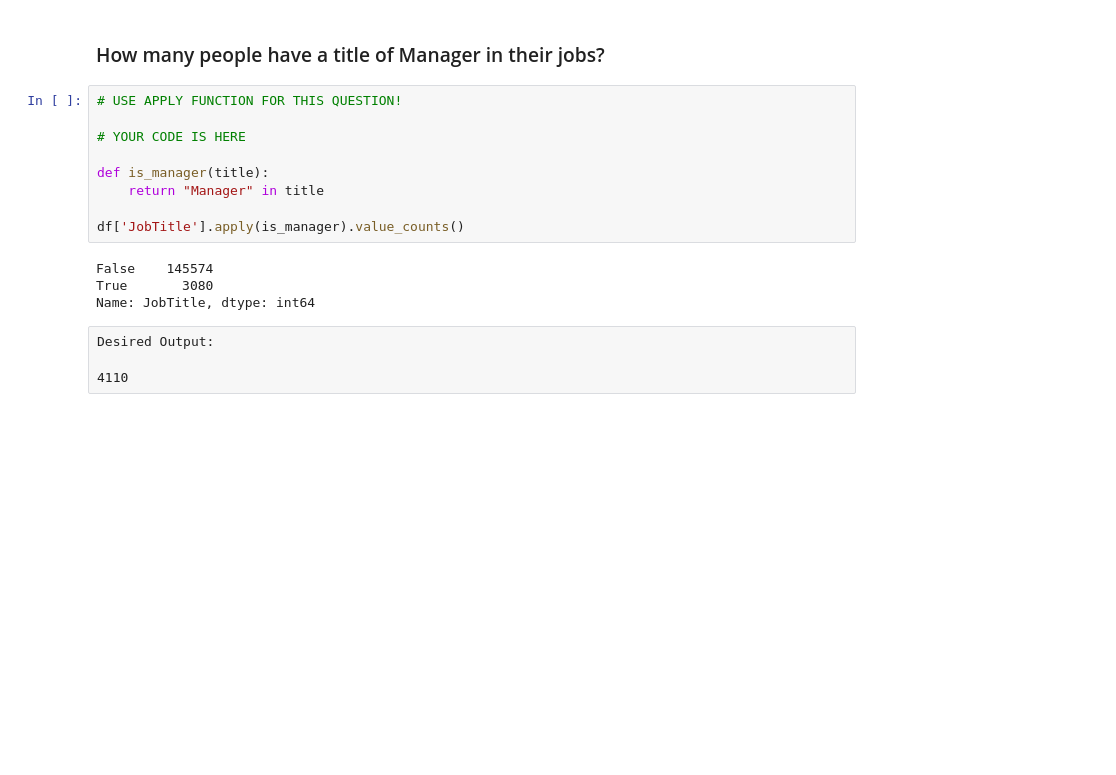
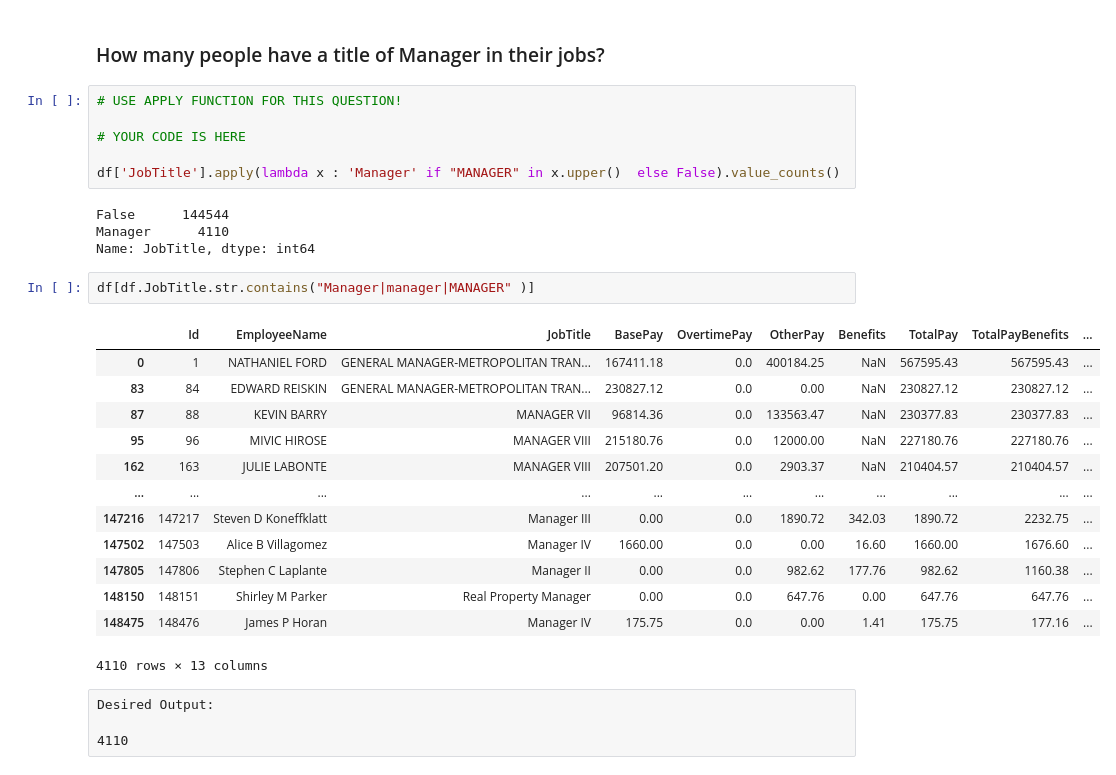
Before and after one commit to rar1977/clarusway-assignments, a Jupyter notebook: DAwPY Assignment-1 (NumPy & Pandas Basics)/Assignment_01_DA5204-Robin.ipynb, the cells around one changed output. Saved outputs shown, nothing was run; the diff lists cells and outputs as text; blank space fills up the shorter version.

```diff
--- a/DAwPY Assignment-1 (NumPy & Pandas Basics)/Assignment_01_DA5204-Robin.ipynb
+++ b/DAwPY Assignment-1 (NumPy & Pandas Basics)/Assignment_01_DA5204-Robin.ipynb
@@ -897,14 +897,27 @@ Desired Output:
 
 # YOUR CODE IS HERE
 
-def is_manager(title):
-    return "Manager" in title
-
-df['JobTitle'].apply(is_manager).value_counts()
+df['JobTitle'].apply(lambda x : 'Manager' if "MANAGER" in x.upper()  else False).value_counts()
 # %% [output]
-False    145574
-True       3080
+False      144544
+Manager      4110
 Name: JobTitle, dtype: int64
+# %%
+df[df.JobTitle.str.contains("Manager|manager|MANAGER" )]
+# %% [output]
+|  | Id | EmployeeName | JobTitle | BasePay | OvertimePay | OtherPay | Benefits | TotalPay | TotalPayBenefits | ... |
+| 0 | 1 | NATHANIEL FORD | GENERAL MANAGER-METROPOLITAN TRAN... | 167411.18 | 0.0 | 400184.25 | NaN | 567595.43 | 567595.43 | ... |
+| 83 | 84 | EDWARD REISKIN | GENERAL MANAGER-METROPOLITAN TRAN... | 230827.12 | 0.0 | 0.00 | NaN | 230827.12 | 230827.12 | ... |
+| 87 | 88 | KEVIN BARRY | MANAGER VII | 96814.36 | 0.0 | 133563.47 | NaN | 230377.83 | 230377.83 | ... |
+| 95 | 96 | MIVIC HIROSE | MANAGER VIII | 215180.76 | 0.0 | 12000.00 | NaN | 227180.76 | 227180.76 | ... |
+| 162 | 163 | JULIE LABONTE | MANAGER VIII | 207501.20 | 0.0 | 2903.37 | NaN | 210404.57 | 210404.57 | ... |
+| ... | ... | ... | ... | ... | ... | ... | ... | ... | ... | ... |
+| 147216 | 147217 | Steven D Koneffklatt | Manager III | 0.00 | 0.0 | 1890.72 | 342.03 | 1890.72 | 2232.75 | ... |
+| 147502 | 147503 | Alice B Villagomez | Manager IV | 1660.00 | 0.0 | 0.00 | 16.60 | 1660.00 | 1676.60 | ... |
+| 147805 | 147806 | Stephen C Laplante | Manager II | 0.00 | 0.0 | 982.62 | 177.76 | 982.62 | 1160.38 | ... |
+| 148150 | 148151 | Shirley M Parker | Real Property Manager | 0.00 | 0.0 | 647.76 | 0.00 | 647.76 | 647.76 | ... |
+| 148475 | 148476 | James P Horan | Manager IV | 175.75 | 0.0 | 0.00 | 1.41 | 175.75 | 177.16 | ... |
+4110 rows × 13 columns
 # %% [raw]
 Desired Output:
 
```
Also changed, not shown: parts of 14 cells of this notebook.
